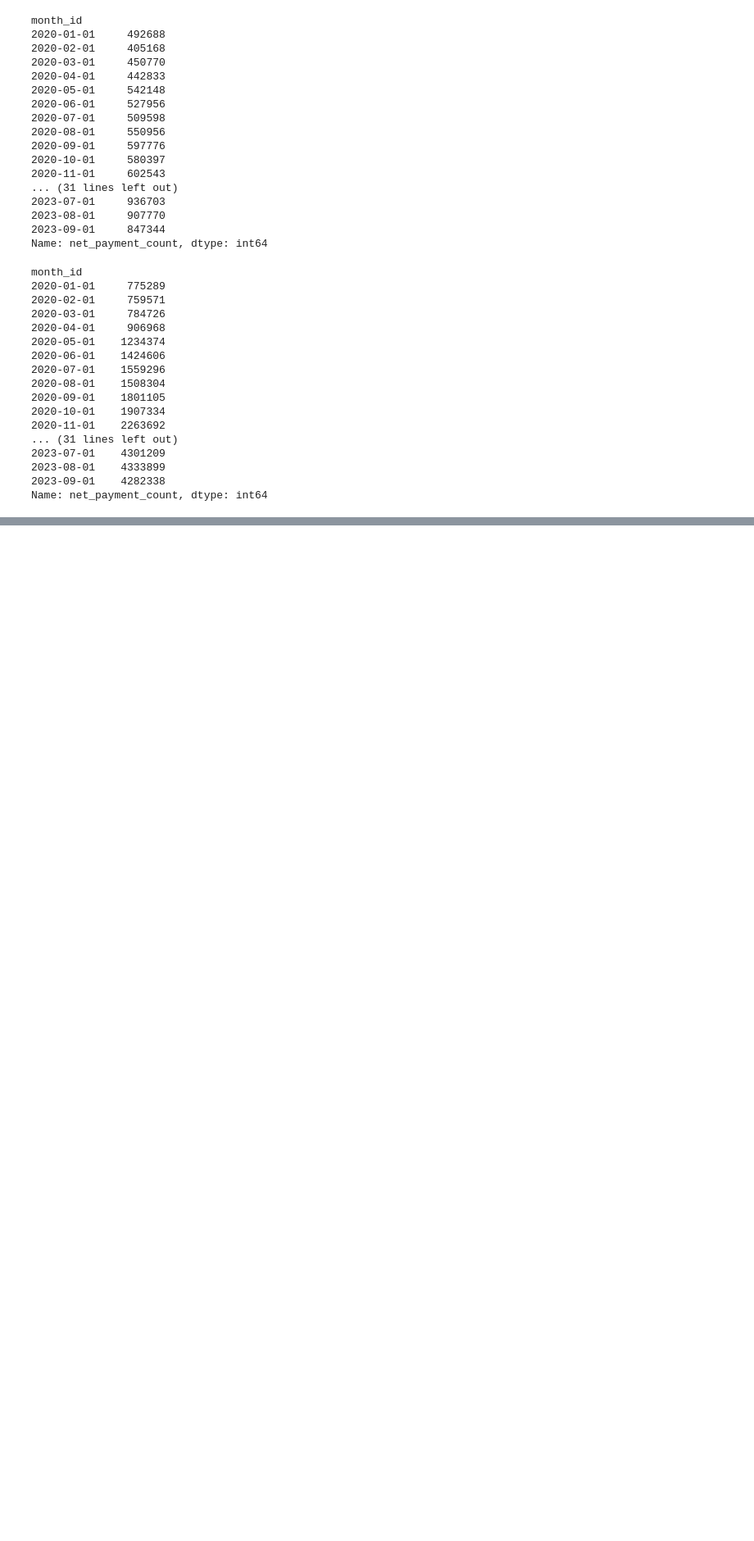
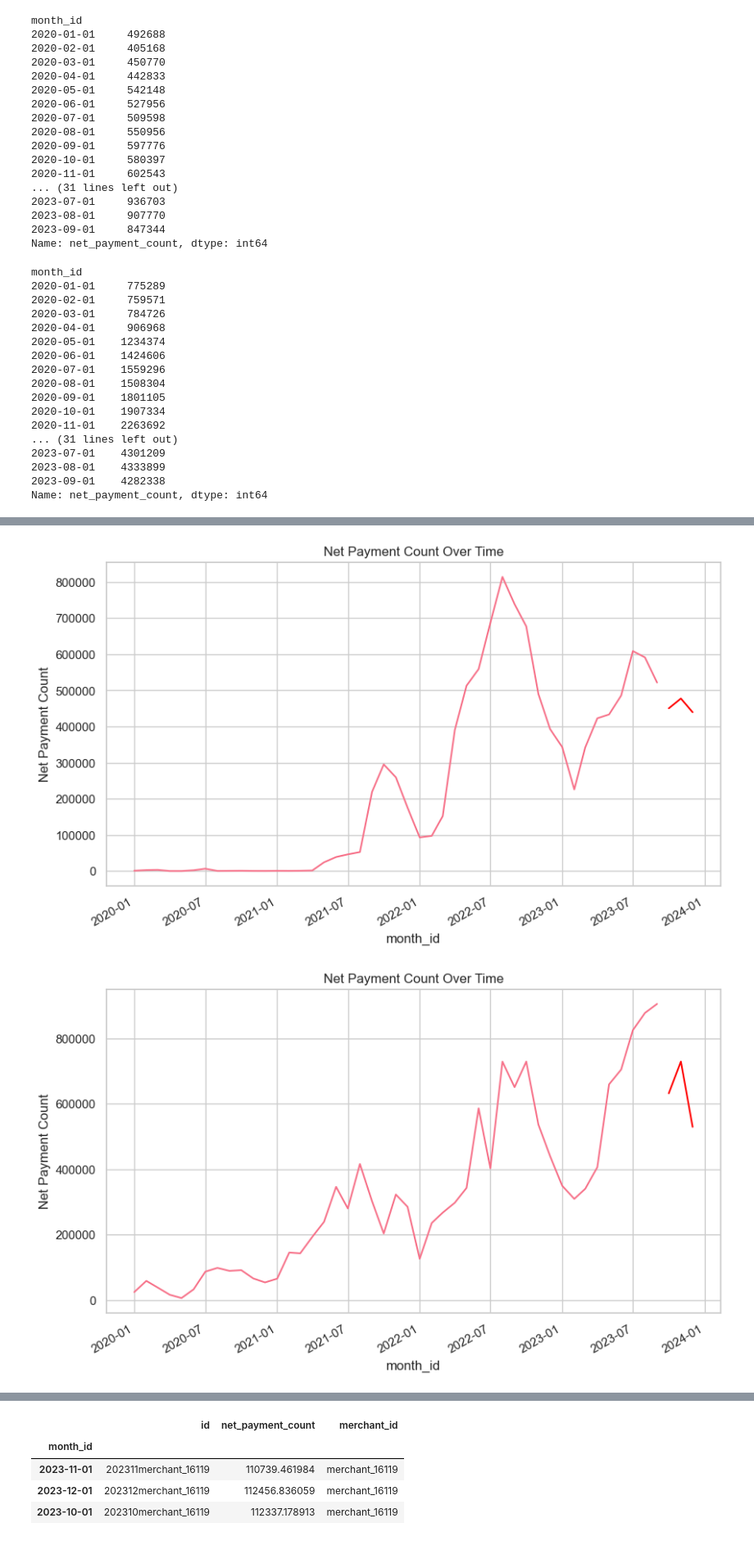
Before and after one commit to hakankorpe/2024, a Jupyter notebook: iyzico/iyzico_planned.ipynb, the cells around one changed output, grey strips where cells are left out. Shown at 82% size. Cells and saved outputs as stored; diff of their text form; code cells hidden in the pictures; blank space fills up the shorter version.

Commit message:
Day39 - # Iyzico Datathon l - Feature Engineering & Modelling

```diff
--- a/iyzico/iyzico_planned.ipynb
+++ b/iyzico/iyzico_planned.ipynb
@@ -417,0 +461,36 @@ Name: net_payment_count, dtype: int64
+# %%
+def plot_payment_count_forecast(data, test, merchant_id):
+    # Filter the DataFrame for a specific 'merchant_id'
+    data_filtered = data[data['merchant_id'] == merchant_id]
+    test_filtered = test[test['merchant_id'] == merchant_id]
+
+    # Plotting the original data
+    plt.figure(figsize=(10, 6))
+    data_filtered['net_payment_count'].plot()
+    plt.title('Net Payment Count Over Time')
+    plt.xlabel('Month')
+    plt.ylabel('Net Payment Count')
+
+    # Fit the ARIMA model
+    model = ARIMA(data_filtered['net_payment_count'], order=(1, 1, 1))
+    model_fit = model.fit()
+
+    # Forecasting future points
+    forecast = model_fit.forecast(steps=3)
+
+    # Update res_x with forecasted values
+    test_filtered.loc[test_filtered.index[:3], 'net_payment_count'] = forecast.values
+
+    # Plotting the forecasted points
+    test_filtered['net_payment_count'].plot(style='r')
+
+    plt.show()
+
+    return test_filtered
+# %%
+plot_payment_count_forecast(data, test_data, 'merchant_33179')
+plot_payment_count_forecast(data, test_data, 'merchant_41628')
+plot_payment_count_forecast(data, test_data, 'merchant_16119')
+# %% [output]
+[figure, added]
+[figure, added]
@@ -417,0 +498,5 @@ Name: net_payment_count, dtype: int64
+|  | id | net_payment_count | merchant_id |
+| month_id |  |  |  |
+| 2023-11-01 | 202311merchant_16119 | 110739.461984 | merchant_16119 |
+| 2023-12-01 | 202312merchant_16119 | 112456.836059 | merchant_16119 |
+| 2023-10-01 | 202310merchant_16119 | 112337.178913 | merchant_16119 |
```
Also changed, not shown: parts of 41 cells of this notebook.
